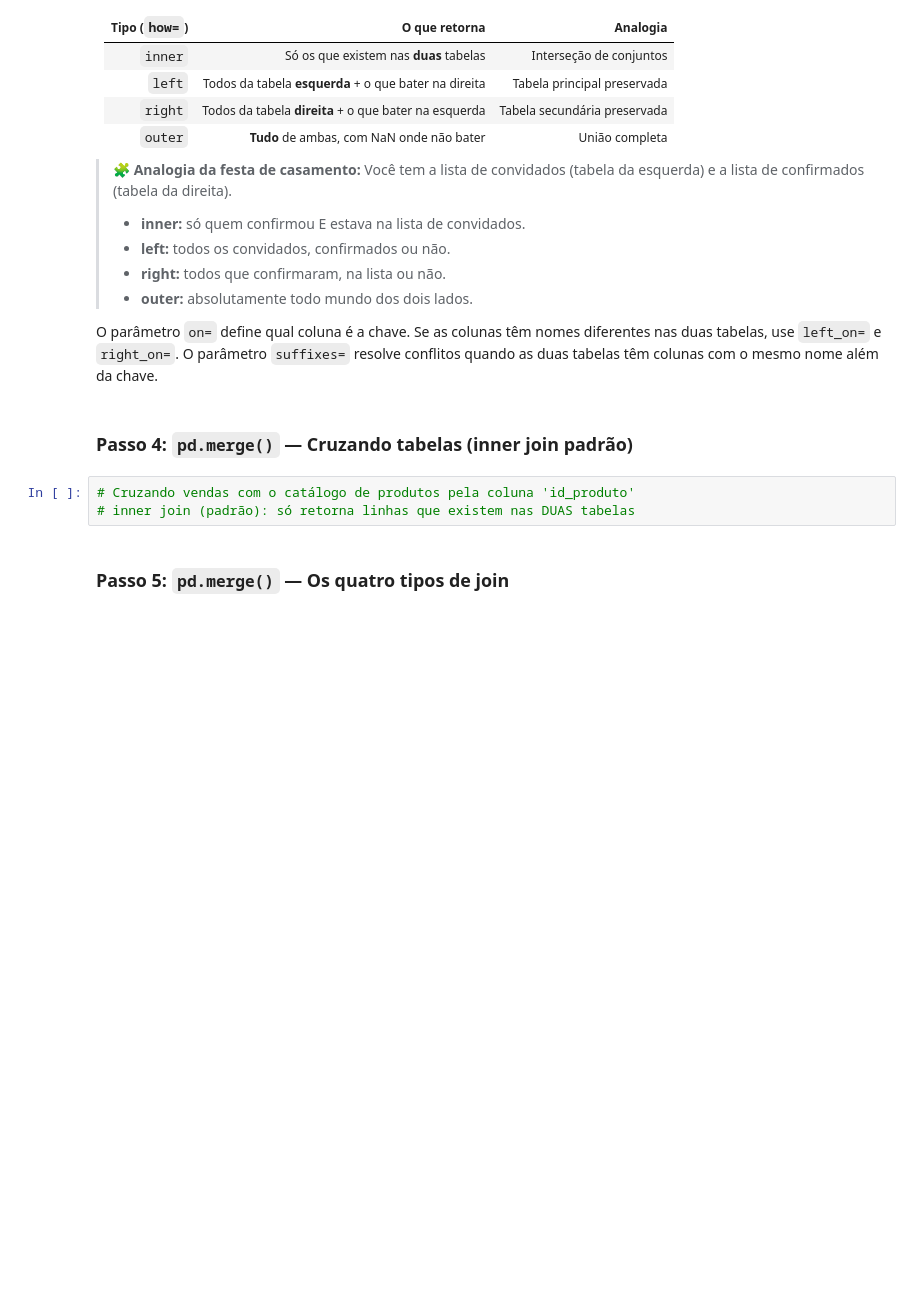
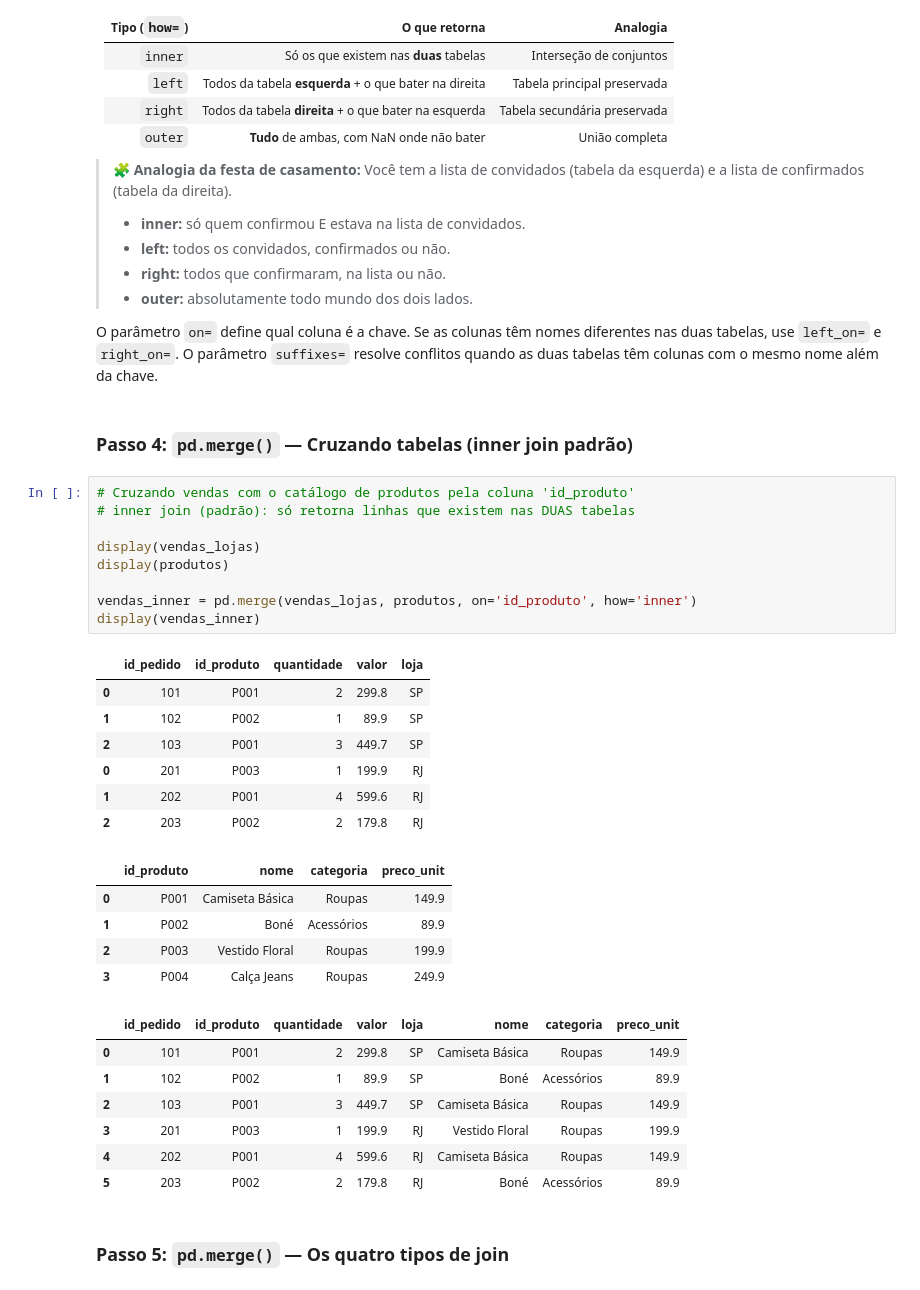
Before and after one commit to dyneys/TecProgPython, a Jupyter notebook: 5_pandas_manipulacao_tabelas_Alunos.ipynb, the cells around one changed output. Cells and saved outputs as stored; diff of their text form; blank space fills up the shorter version.

```diff
--- a/5_pandas_manipulacao_tabelas_Alunos.ipynb
+++ b/5_pandas_manipulacao_tabelas_Alunos.ipynb
@@ -232,6 +237,32 @@ O parâmetro `on=` define qual coluna é a chave. Se as colunas têm nomes difer
 # %%
 # Cruzando vendas com o catálogo de produtos pela coluna 'id_produto'
 # inner join (padrão): só retorna linhas que existem nas DUAS tabelas
+
+display(vendas_lojas)
+display(produtos)
+
+vendas_inner = pd.merge(vendas_lojas, produtos, on='id_produto', how='inner')
+display(vendas_inner)
+# %% [output]
+|  | id_pedido | id_produto | quantidade | valor | loja |
+| 0 | 101 | P001 | 2 | 299.8 | SP |
+| 1 | 102 | P002 | 1 | 89.9 | SP |
+| 2 | 103 | P001 | 3 | 449.7 | SP |
+| 0 | 201 | P003 | 1 | 199.9 | RJ |
+| 1 | 202 | P001 | 4 | 599.6 | RJ |
+| 2 | 203 | P002 | 2 | 179.8 | RJ |
+|  | id_produto | nome | categoria | preco_unit |
+| 0 | P001 | Camiseta Básica | Roupas | 149.9 |
+| 1 | P002 | Boné | Acessórios | 89.9 |
+| 2 | P003 | Vestido Floral | Roupas | 199.9 |
+| 3 | P004 | Calça Jeans | Roupas | 249.9 |
+|  | id_pedido | id_produto | quantidade | valor | loja | nome | categoria | preco_unit |
+| 0 | 101 | P001 | 2 | 299.8 | SP | Camiseta Básica | Roupas | 149.9 |
+| 1 | 102 | P002 | 1 | 89.9 | SP | Boné | Acessórios | 89.9 |
+| 2 | 103 | P001 | 3 | 449.7 | SP | Camiseta Básica | Roupas | 149.9 |
+| 3 | 201 | P003 | 1 | 199.9 | RJ | Vestido Floral | Roupas | 199.9 |
+| 4 | 202 | P001 | 4 | 599.6 | RJ | Camiseta Básica | Roupas | 149.9 |
+| 5 | 203 | P002 | 2 | 179.8 | RJ | Boné | Acessórios | 89.9 |
 # %% [markdown]
 ### Passo 5: `pd.merge()` — Os quatro tipos de join
 # %%
```
Also changed, not shown: parts of 13 cells of this notebook.
